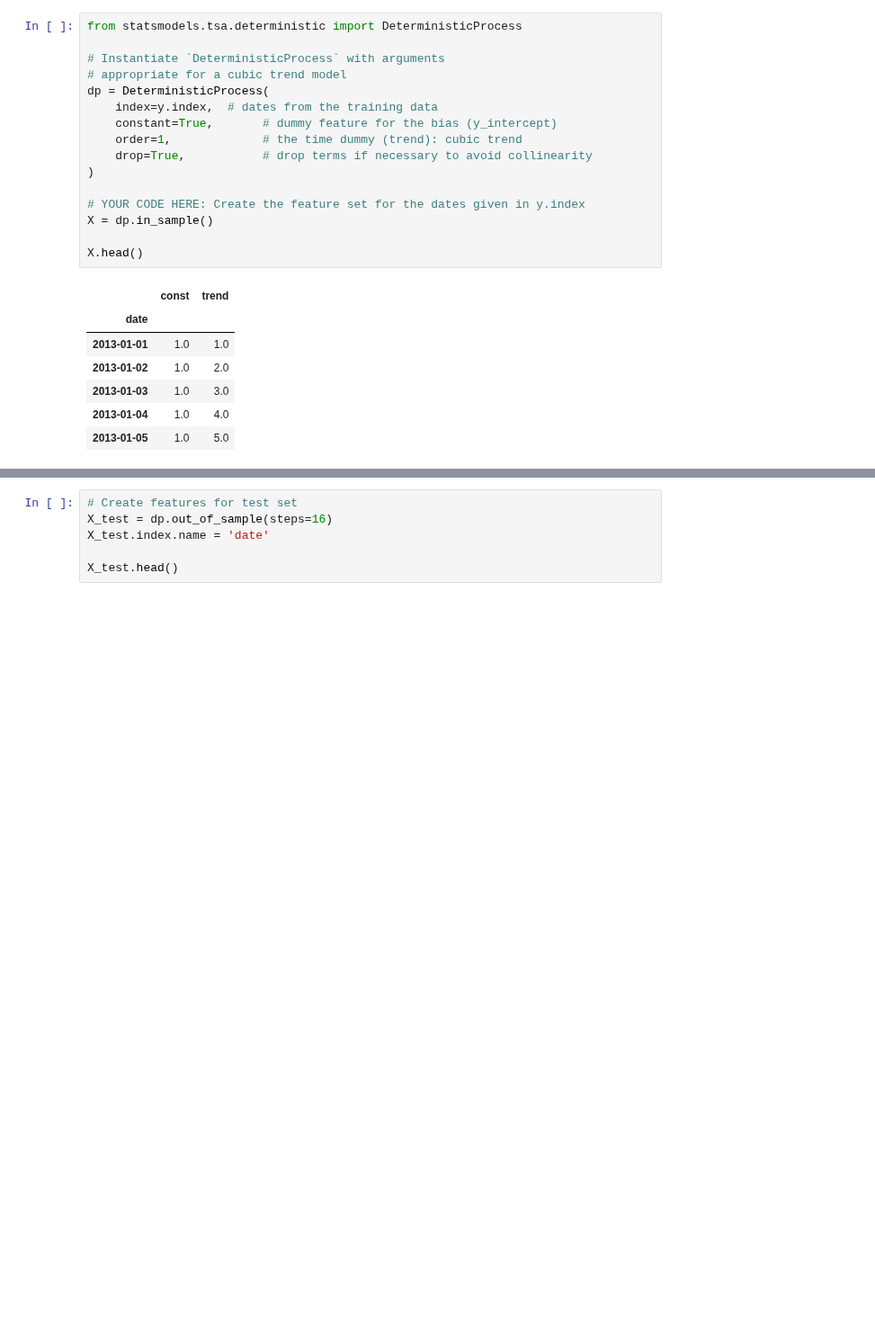
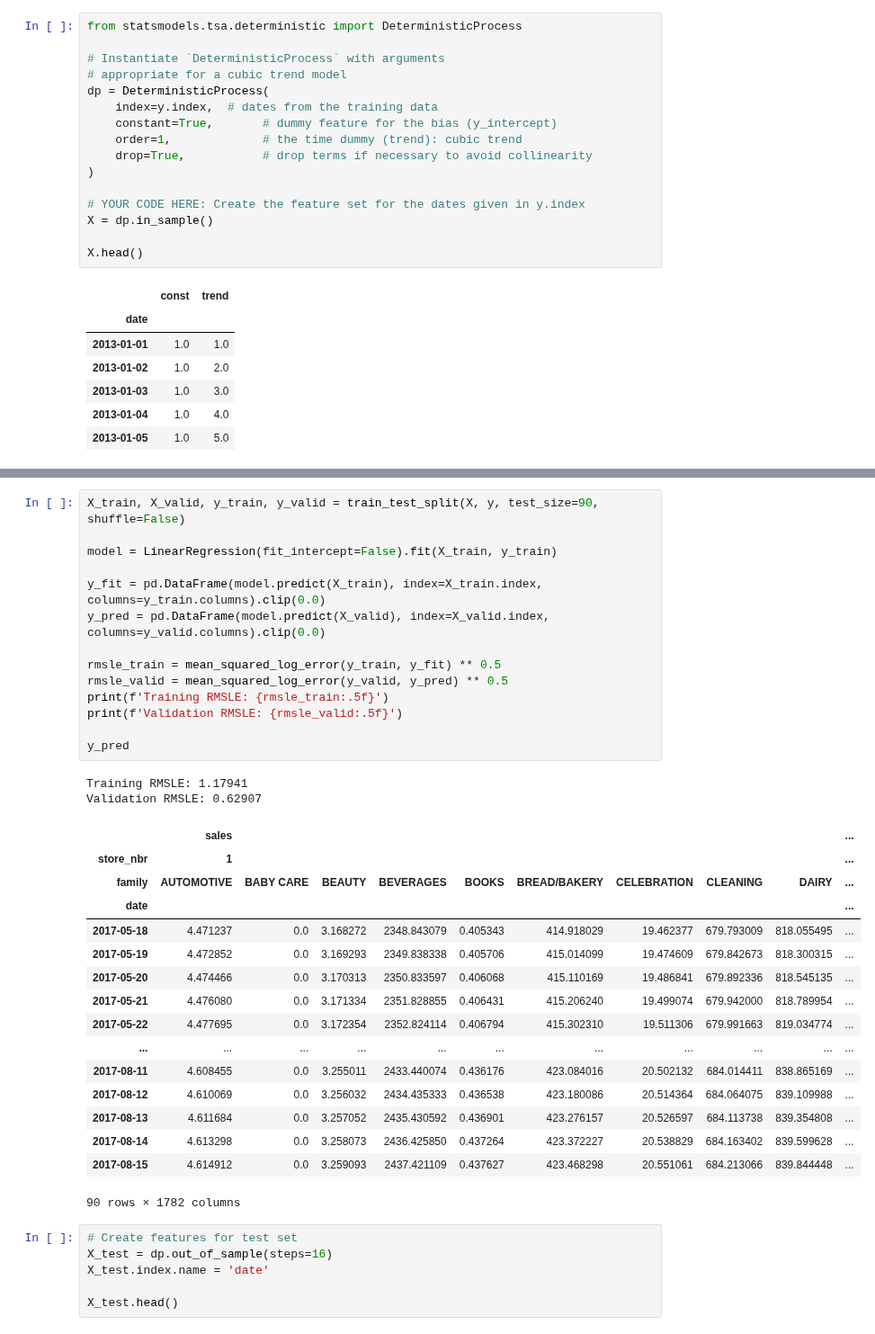
Before and after one commit to abhirup-ghosh/kaggle, a Jupyter notebook: store-sales-time-series-forecasting.ipynb, the cells around one changed output, grey strips where cells are left out. Shown at 90% size. Saved outputs shown, nothing was run; the diff lists cells and outputs as text; blank space fills up the shorter version.

```diff
--- a/store-sales-time-series-forecasting.ipynb
+++ b/store-sales-time-series-forecasting.ipynb
@@ -328,3 +299,36 @@ y_pred
+# %%
+X_train, X_valid, y_train, y_valid = train_test_split(X, y, test_size=90, shuffle=False)
+
+model = LinearRegression(fit_intercept=False).fit(X_train, y_train)
+
+y_fit = pd.DataFrame(model.predict(X_train), index=X_train.index, columns=y_train.columns).clip(0.0)
+y_pred = pd.DataFrame(model.predict(X_valid), index=X_valid.index, columns=y_valid.columns).clip(0.0)
+
+rmsle_train = mean_squared_log_error(y_train, y_fit) ** 0.5
+rmsle_valid = mean_squared_log_error(y_valid, y_pred) ** 0.5
+print(f'Training RMSLE: {rmsle_train:.5f}')
+print(f'Validation RMSLE: {rmsle_valid:.5f}')
+
+y_pred
+# %% [output]
+Training RMSLE: 1.17941
+Validation RMSLE: 0.62907
+|  | sales |  |  |  |  |  |  |  |  | ... |
+| store_nbr | 1 |  |  |  |  |  |  |  |  | ... |
+| family | AUTOMOTIVE | BABY CARE | BEAUTY | BEVERAGES | BOOKS | BREAD/BAKERY | CELEBRATION | CLEANING | DAIRY | ... |
+| date |  |  |  |  |  |  |  |  |  | ... |
+| 2017-05-18 | 4.471237 | 0.0 | 3.168272 | 2348.843079 | 0.405343 | 414.918029 | 19.462377 | 679.793009 | 818.055495 | ... |
+| 2017-05-19 | 4.472852 | 0.0 | 3.169293 | 2349.838338 | 0.405706 | 415.014099 | 19.474609 | 679.842673 | 818.300315 | ... |
+| 2017-05-20 | 4.474466 | 0.0 | 3.170313 | 2350.833597 | 0.406068 | 415.110169 | 19.486841 | 679.892336 | 818.545135 | ... |
+| 2017-05-21 | 4.476080 | 0.0 | 3.171334 | 2351.828855 | 0.406431 | 415.206240 | 19.499074 | 679.942000 | 818.789954 | ... |
+| 2017-05-22 | 4.477695 | 0.0 | 3.172354 | 2352.824114 | 0.406794 | 415.302310 | 19.511306 | 679.991663 | 819.034774 | ... |
+| ... | ... | ... | ... | ... | ... | ... | ... | ... | ... | ... |
+| 2017-08-11 | 4.608455 | 0.0 | 3.255011 | 2433.440074 | 0.436176 | 423.084016 | 20.502132 | 684.014411 | 838.865169 | ... |
+| 2017-08-12 | 4.610069 | 0.0 | 3.256032 | 2434.435333 | 0.436538 | 423.180086 | 20.514364 | 684.064075 | 839.109988 | ... |
+| 2017-08-13 | 4.611684 | 0.0 | 3.257052 | 2435.430592 | 0.436901 | 423.276157 | 20.526597 | 684.113738 | 839.354808 | ... |
+| 2017-08-14 | 4.613298 | 0.0 | 3.258073 | 2436.425850 | 0.437264 | 423.372227 | 20.538829 | 684.163402 | 839.599628 | ... |
+| 2017-08-15 | 4.614912 | 0.0 | 3.259093 | 2437.421109 | 0.437627 | 423.468298 | 20.551061 | 684.213066 | 839.844448 | ... |
+90 rows × 1782 columns
 # %%
 # Create features for test set
 X_test = dp.out_of_sample(steps=16)
```
Also changed, not shown: parts of 5 cells of this notebook.
